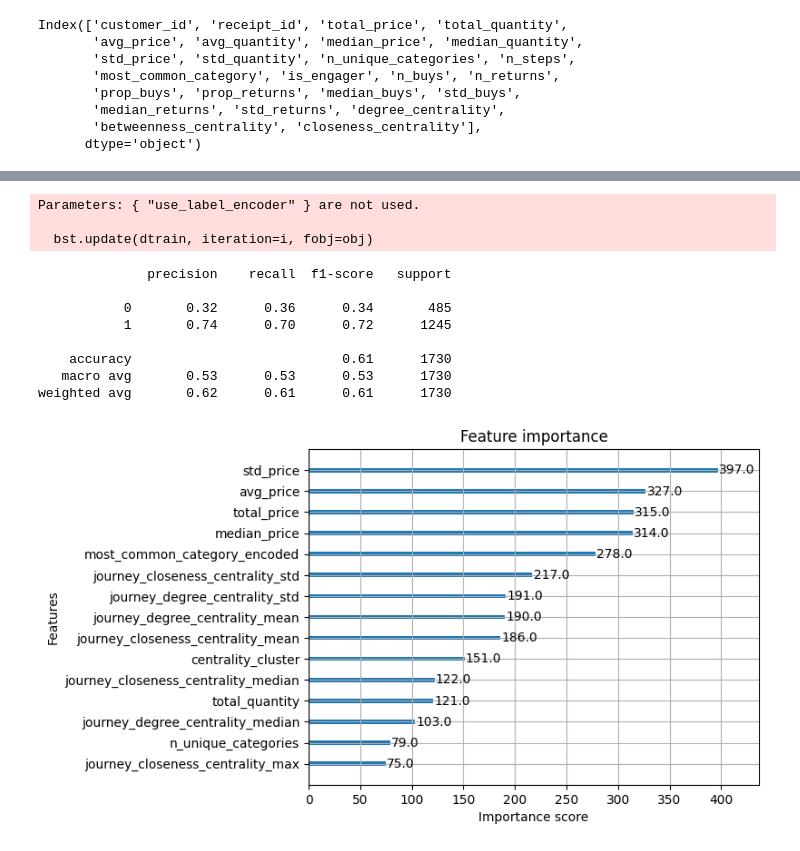
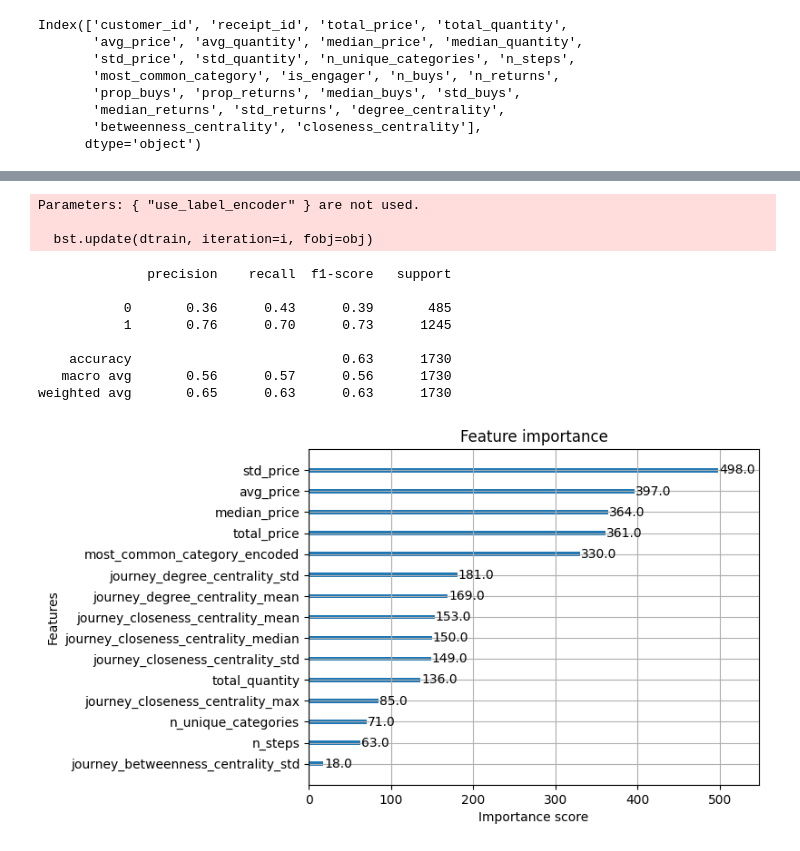
Before and after one commit to tikibird911/ibotta_test, a Jupyter notebook: flask_app/scratch/scratch_notebook.ipynb, the cells around one changed output, grey strips where cells are left out. Cells and saved outputs as stored; diff of their text form; code cells hidden in the pictures.

```diff
--- a/flask_app/scratch/scratch_notebook.ipynb
+++ b/flask_app/scratch/scratch_notebook.ipynb
@@ -184,7 +213,6 @@ def create_journey_df_with_last_node_centrality(G, df):
     """
     features = []
     for (customer_id, receipt_id), group in df.groupby(['customer_id', 'receipt_id']):
-        group = group.sort_values('created_at')
         last_row = group.iloc[-1]
         primary_category = last_row['primary_category_name'] if pd.notna(last_row['primary_category_name']) else "Unknown"
         if primary_category in ["No Info", "Unknown", ""]:
@@ -295,13 +323,13 @@ max             0.170132            1.051244e-06              1.000000
 def journey_centrality_features(G, df):
     features = []
     for (customer_id, receipt_id), group in df.groupby(['customer_id', 'receipt_id']):
-        group = group.sort_values('created_at')
+        # No need to sort by 'created_at' for undirected graph and new node_id
         node_ids = []
         for idx, row in group.iterrows():
             primary_category = row['primary_category_name'] if pd.notna(row['primary_category_name']) else "Unknown"
             if primary_category in ["No Info", "Unknown", ""]:
                 continue
-            node_id = f"{customer_id}_{receipt_id}_{primary_category}_{row['created_at']}"
+            node_id = f"{customer_id}_{receipt_id}_{primary_category}"
             node_ids.append(node_id)
         # Get centrality values for all nodes in the journey
         deg = [G.nodes[n].get('degree_centrality', 0) for n in node_ids if n in G.nodes]
@@ -407,17 +435,17 @@ le = LabelEncoder()
 journey_df['most_common_category_encoded'] = le.fit_transform(journey_df['most_common_category'])
 
 
-from sklearn.cluster import KMeans
-from sklearn.preprocessing import StandardScaler
-centrality_cols = [
-    'journey_degree_centrality_mean', 'journey_degree_centrality_max', 'journey_degree_centrality_median', 'journey_degree_centrality_std',
-    'journey_betweenness_centrality_mean', 'journey_betweenness_centrality_max', 'journey_betweenness_centrality_median', 'journey_betweenness_centrality_std',
-    'journey_closeness_centrality_mean', 'journey_closeness_centrality_max', 'journey_closeness_centrality_median', 'journey_closeness_centrality_std'
-]
-scaler = StandardScaler()
-centrality_scaled = scaler.fit_transform(journey_df[centrality_cols])
-kmeans = KMeans(n_clusters=100, random_state=42, n_init=10)
-journey_df['centrality_cluster'] = kmeans.fit_predict(centrality_scaled)
+# from sklearn.cluster import KMeans
+# from sklearn.preprocessing import StandardScaler
+# centrality_cols = [
+#     'journey_degree_centrality_mean', 'journey_degree_centrality_max', 'journey_degree_centrality_median', 'journey_degree_centrality_std',
+#     'journey_betweenness_centrality_mean', 'journey_betweenness_centrality_max', 'journey_betweenness_centrality_median', 'journey_betweenness_centrality_std',
+#     'journey_closeness_centrality_mean', 'journey_closeness_centrality_max', 'journey_closeness_centrality_median', 'journey_closeness_centrality_std'
+# ]
+# scaler = StandardScaler()
+# centrality_scaled = scaler.fit_transform(journey_df[centrality_cols])
+# kmeans = KMeans(n_clusters=100, random_state=42, n_init=10)
+# journey_df['centrality_cluster'] = kmeans.fit_predict(centrality_scaled)
 
 # Add 'centrality_cluster' to features
 feature_cols = [
@@ -427,43 +455,43 @@ feature_cols = [
     'journey_degree_centrality_mean', 'journey_degree_centrality_max', 'journey_degree_centrality_median', 'journey_degree_centrality_std',
     'journey_betweenness_centrality_mean', 'journey_betweenness_centrality_max', 'journey_betweenness_centrality_median', 'journey_betweenness_centrality_std',
     'journey_closeness_centrality_mean', 'journey_closeness_centrality_max', 'journey_closeness_centrality_median', 'journey_closeness_centrality_std',
-    'centrality_cluster'
+    # 'centrality_cluster'
 ]
 
 X = journey_df[feature_cols]
 y = journey_df['is_engager']
 
 # Train/test split
 X_train, X_test, y_train, y_test = train_test_split(X, y, test_size=0.2, random_state=42)
 
 # Train XGBoost model
 scale_pos_weight = len(y_train[y_train == 0]) / len(y_train[y_train == 1])
 
 model = XGBClassifier(
     use_label_encoder=False,
     eval_metric='logloss',
     scale_pos_weight=scale_pos_weight
 )
 model.fit(X_train, y_train)
 
 # Predict and evaluate
 y_pred = model.predict(X_test)
 print(classification_report(y_test, y_pred))
 
 # Feature importance plot
 import matplotlib.pyplot as plt
 xgb.plot_importance(model, max_num_features=15)
 plt.show()
 # %% [output]
 Parameters: { "use_label_encoder" } are not used.
 
   bst.update(dtrain, iteration=i, fobj=obj)
               precision    recall  f1-score   support
 
-           0       0.32      0.36      0.34       485
-           1       0.74      0.70      0.72      1245
+           0       0.36      0.43      0.39       485
+           1       0.76      0.70      0.73      1245
 
-    accuracy                           0.61      1730
-   macro avg       0.53      0.53      0.53      1730
-weighted avg       0.62      0.61      0.61      1730
+    accuracy                           0.63      1730
+   macro avg       0.56      0.57      0.56      1730
+weighted avg       0.65      0.63      0.63      1730
-[figure, old version]
+[figure, new version]
```
Also changed, not shown: parts of 7 cells of this notebook, 1 other file.
